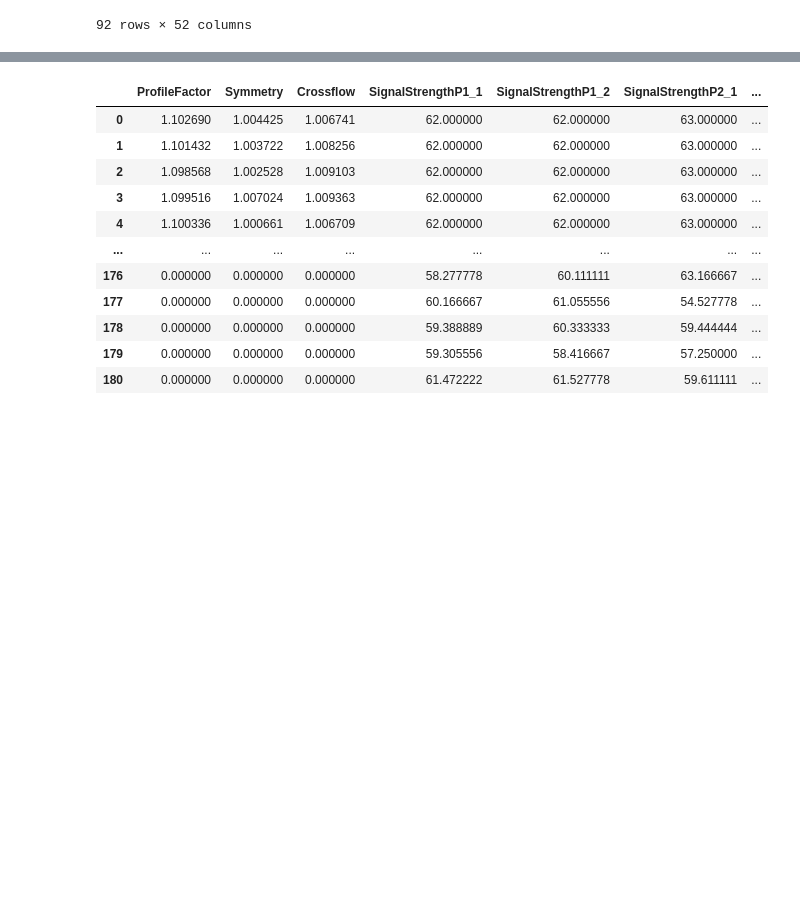
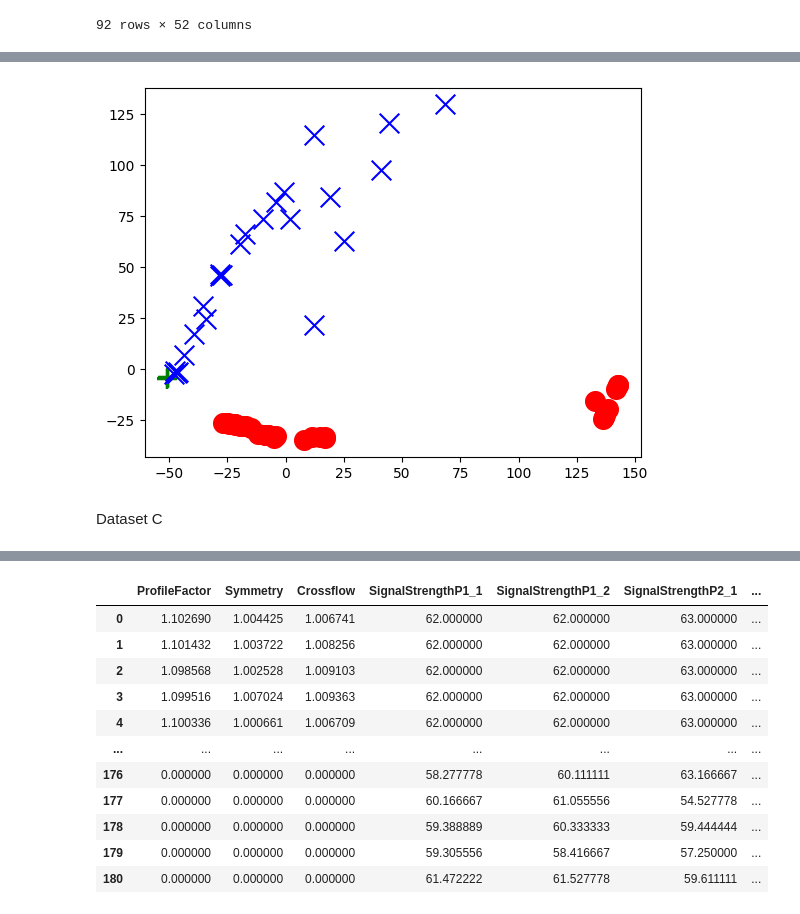
Before and after one commit to davidhgh/csc3005-AE, a Jupyter notebook: 3005_project.ipynb, the cells around one changed output, grey strips where cells are left out. Cells and saved outputs as stored; diff of their text form; code cells hidden in the pictures; blank space fills up the shorter version.

```diff
--- a/3005_project.ipynb
+++ b/3005_project.ipynb
@@ -98,3 +229,19 @@ dataB
+# %%
+# Class '1' - Healthy
+# Class '2' - Gas injection
+# Class '3' - Waxing
+
+colors = {1: 'g', 2: 'b', 3: 'r'}
+markerTypes = {1: '+', 2: 'x', 3: 'o'}
+
+for healthStateType in markerTypes:
+    # print(healthStateType)
+    d = dataB_aggregated_pca[dataB_aggregated_pca['HealthState'] == healthStateType]
+    plt.scatter(d[0], d[1], c=colors[healthStateType], s=200, marker=markerTypes[healthStateType])
+# %% [output]
+[figure, added]
+# %% [markdown]
+Dataset C
 # %%
 dataC = pd.read_csv('Meter C.csv',header=None)
 dataC.columns = [
```
Also changed, not shown: parts of 10 cells of this notebook, 3 other files.
